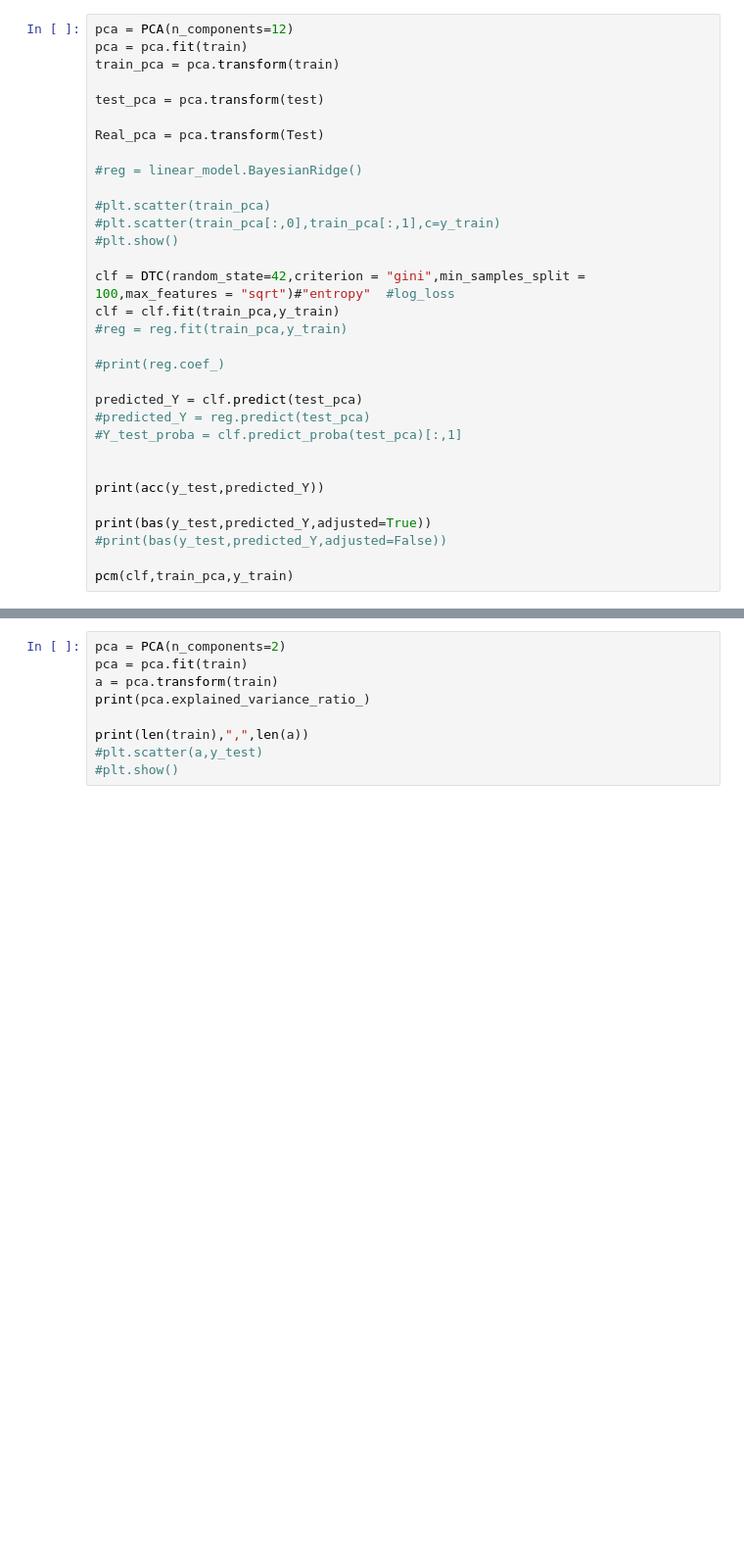
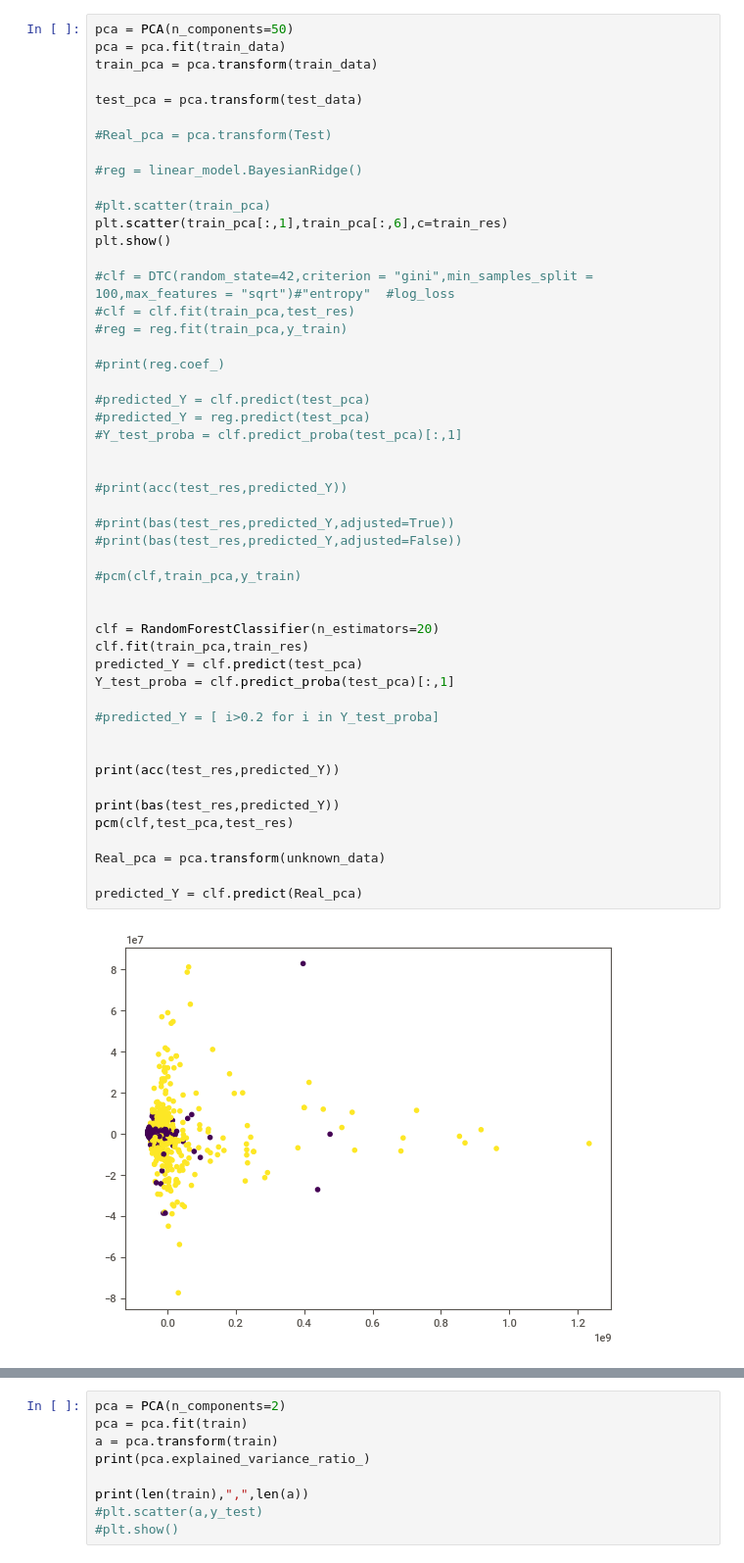
Before and after one commit to Schmidt9898/Datamining_course, a Jupyter notebook: assigment/trying.ipynb, the cells around one changed output, grey strips where cells are left out. Shown: that part at 98% size. Cells and saved outputs as stored; diff of their text form; blank space fills up the shorter version.

```diff
--- a/assigment/trying.ipynb
+++ b/assigment/trying.ipynb
@@ -98,32 +235,52 @@ predicted_Y = clf.predict(Test)
 # %%
-pca = PCA(n_components=12)
-pca = pca.fit(train)
-train_pca = pca.transform(train)
+pca = PCA(n_components=50)
+pca = pca.fit(train_data)
+train_pca = pca.transform(train_data)
 
-test_pca = pca.transform(test)
+test_pca = pca.transform(test_data)
 
-Real_pca = pca.transform(Test)
+#Real_pca = pca.transform(Test)
 
 #reg = linear_model.BayesianRidge()
 
 #plt.scatter(train_pca)
-#plt.scatter(train_pca[:,0],train_pca[:,1],c=y_train)
-#plt.show()
+plt.scatter(train_pca[:,1],train_pca[:,6],c=train_res)
+plt.show()
 
-clf = DTC(random_state=42,criterion = "gini",min_samples_split = 100,max_features = "sqrt")#"entropy"  #log_loss
-clf = clf.fit(train_pca,y_train)
+#clf = DTC(random_state=42,criterion = "gini",min_samples_split = 100,max_features = "sqrt")#"entropy"  #log_loss
+#clf = clf.fit(train_pca,test_res)
 #reg = reg.fit(train_pca,y_train)
 
 #print(reg.coef_)
 
-predicted_Y = clf.predict(test_pca)
+#predicted_Y = clf.predict(test_pca)
 #predicted_Y = reg.predict(test_pca)
 #Y_test_proba = clf.predict_proba(test_pca)[:,1]
 
 
-print(acc(y_test,predicted_Y))
+#print(acc(test_res,predicted_Y))
 
-print(bas(y_test,predicted_Y,adjusted=True))
-#print(bas(y_test,predicted_Y,adjusted=False))
+#print(bas(test_res,predicted_Y,adjusted=True))
+#print(bas(test_res,predicted_Y,adjusted=False))
 
-pcm(clf,train_pca,y_train)
+#pcm(clf,train_pca,y_train)
+
+
+clf = RandomForestClassifier(n_estimators=20)
+clf.fit(train_pca,train_res)
+predicted_Y = clf.predict(test_pca)
+Y_test_proba = clf.predict_proba(test_pca)[:,1]
+
+#predicted_Y = [ i>0.2 for i in Y_test_proba]
+
+
+print(acc(test_res,predicted_Y))
+
+print(bas(test_res,predicted_Y))
+pcm(clf,test_pca,test_res)
+
+Real_pca = pca.transform(unknown_data)
+
+predicted_Y = clf.predict(Real_pca)
+# %% [output]
+[figure, added]
```
Also changed, not shown: parts of 15 cells of this notebook.
